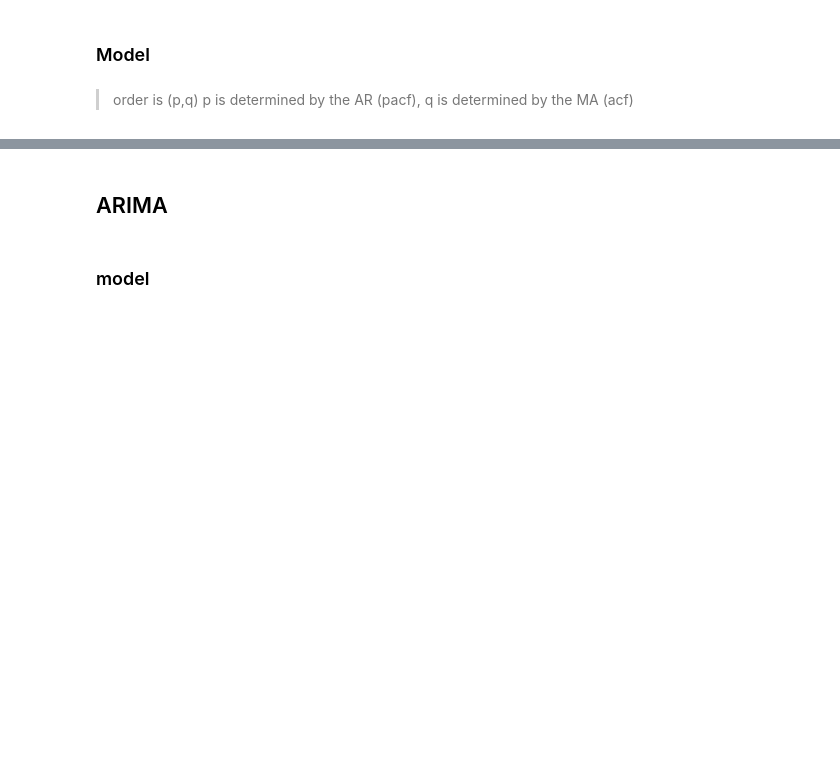
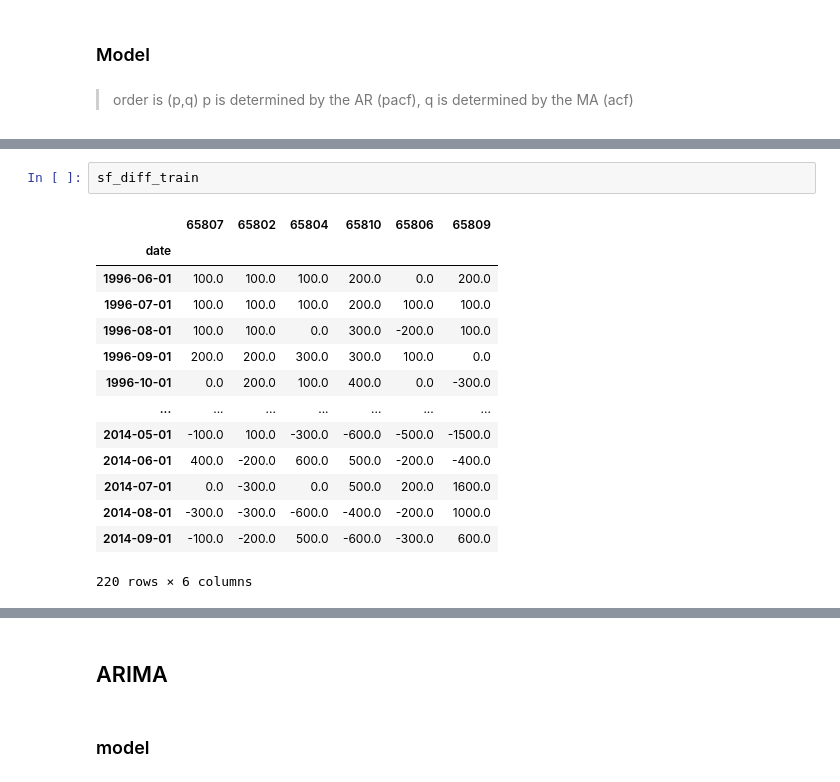
Before and after one commit to tjkim614/springfield_housing_analysis, a Jupyter notebook: 2-Modeling.ipynb, the cells around one changed output, grey strips where cells are left out. Drawn from its saved outputs; the diff is of its cells as text; blank space fills up the shorter version.

```diff
--- a/2-Modeling.ipynb
+++ b/2-Modeling.ipynb
@@ -95,0 +152,17 @@ plt.show()
+# %%
+sf_diff_train
+# %% [output]
+|  | 65807 | 65802 | 65804 | 65810 | 65806 | 65809 |
+| date |  |  |  |  |  |  |
+| 1996-06-01 | 100.0 | 100.0 | 100.0 | 200.0 | 0.0 | 200.0 |
+| 1996-07-01 | 100.0 | 100.0 | 100.0 | 200.0 | 100.0 | 100.0 |
+| 1996-08-01 | 100.0 | 100.0 | 0.0 | 300.0 | -200.0 | 100.0 |
+| 1996-09-01 | 200.0 | 200.0 | 300.0 | 300.0 | 100.0 | 0.0 |
+| 1996-10-01 | 0.0 | 200.0 | 100.0 | 400.0 | 0.0 | -300.0 |
+| ... | ... | ... | ... | ... | ... | ... |
+| 2014-05-01 | -100.0 | 100.0 | -300.0 | -600.0 | -500.0 | -1500.0 |
+| 2014-06-01 | 400.0 | -200.0 | 600.0 | 500.0 | -200.0 | -400.0 |
+| 2014-07-01 | 0.0 | -300.0 | 0.0 | 500.0 | 200.0 | 1600.0 |
+| 2014-08-01 | -300.0 | -300.0 | -600.0 | -400.0 | -200.0 | 1000.0 |
+| 2014-09-01 | -100.0 | -200.0 | 500.0 | -600.0 | -300.0 | 600.0 |
+220 rows × 6 columns
```
Also changed, not shown: parts of 12 cells of this notebook.
